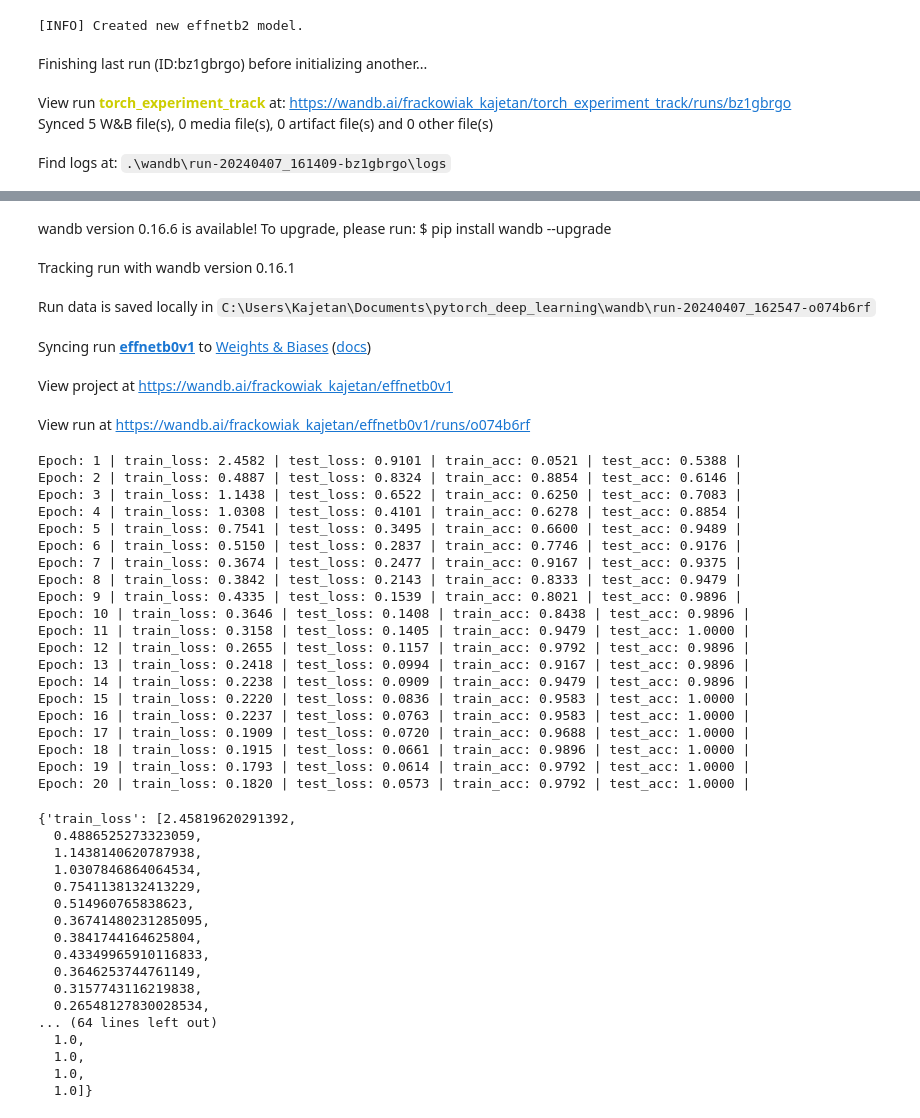
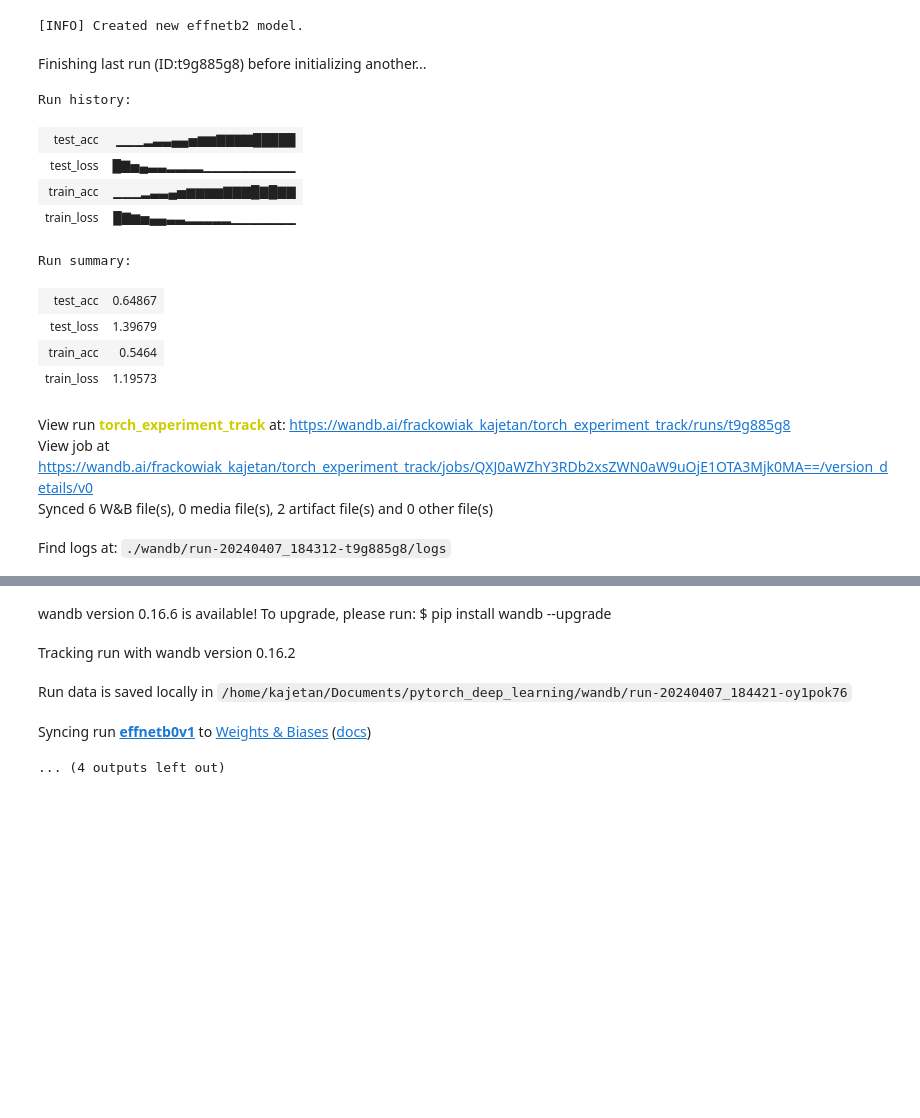
Before and after one commit to KajetanFrackowiak/pytorch_deep_learning, a Jupyter notebook: 07_pytorch_experiment_tracking.ipynb, the cells around one changed output, grey strips where cells are left out. Cells and saved outputs as stored; diff of their text form; code cells hidden in the pictures; blank space fills up the shorter version.

```diff
--- a/07_pytorch_experiment_tracking.ipynb
+++ b/07_pytorch_experiment_tracking.ipynb
@@ -428,14 +428,25 @@ train_dataloaders = {"data_10_percent": train_dataloader_10_percent,
 # %%
 train(model=effnetb0,
       train_dataloader=train_dataloader,
       test_dataloader=test_dataloader,
       optimizer=torch.optim.Adam(params=effnetb0.parameters(), lr=1e-2),
       criterion=criterion,
-      epochs=20,
+      epochs=25,
       device=device,
       wandb_project_name="effnetb0v1")
 # %% [output]
-Finishing last run (ID:bz1gbrgo) before initializing another...
+Finishing last run (ID:t9g885g8) before initializing another...
+Run history:
+| test_acc | ▁▁▁▂▃▃▄▄▅▆▆▇▇▇▇█████ |
+| test_loss | █▇▅▄▃▃▂▂▂▂▁▁▁▁▁▁▁▁▁▁ |
+| train_acc | ▁▁▁▂▃▃▄▅▆▆▆▆▇▇▇█▇█▇▇ |
+| train_loss | █▇▆▅▄▄▃▃▂▂▂▂▂▁▁▁▁▁▁▁ |
+Run summary:
+| test_acc | 0.64867 |
+| test_loss | 1.39679 |
+| train_acc | 0.5464 |
+| train_loss | 1.19573 |
-View run torch_experiment_track at: https://wandb.ai/frackowiak_kajetan/torch_experiment_track/runs/bz1gbrgo
-Synced 5 W&B file(s), 0 media file(s), 0 artifact file(s) and 0 other file(s)
+View run torch_experiment_track at: https://wandb.ai/frackowiak_kajetan/torch_experiment_track/runs/t9g885g8
+View job at https://wandb.ai/frackowiak_kajetan/torch_experiment_track/jobs/QXJ0aWZhY3RDb2xsZWN0aW9uOjE1OTA3Mjk0MA==/version_details/v0
+Synced 6 W&B file(s), 0 media file(s), 2 artifact file(s) and 0 other file(s)
-Find logs at: .\wandb\run-20240407_161409-bz1gbrgo\logs
+Find logs at: ./wandb/run-20240407_184312-t9g885g8/logs
@@ -443,44 +454,6 @@ Successfully finished last run (ID:bz1gbrgo). Initializing new run:
 wandb version 0.16.6 is available! To upgrade, please run: $ pip install wandb --upgrade
-Tracking run with wandb version 0.16.1
+Tracking run with wandb version 0.16.2
-Run data is saved locally in C:\Users\Kajetan\Documents\pytorch_deep_learning\wandb\run-20240407_162547-o074b6rf
+Run data is saved locally in /home/kajetan/Documents/pytorch_deep_learning/wandb/run-20240407_184421-oy1pok76
 Syncing run effnetb0v1 to Weights & Biases (docs)
-View project at https://wandb.ai/frackowiak_kajetan/effnetb0v1
-View run at https://wandb.ai/frackowiak_kajetan/effnetb0v1/runs/o074b6rf
-Epoch: 1 | train_loss: 2.4582 | test_loss: 0.9101 | train_acc: 0.0521 | test_acc: 0.5388 |
-Epoch: 2 | train_loss: 0.4887 | test_loss: 0.8324 | train_acc: 0.8854 | test_acc: 0.6146 |
-Epoch: 3 | train_loss: 1.1438 | test_loss: 0.6522 | train_acc: 0.6250 | test_acc: 0.7083 |
-Epoch: 4 | train_loss: 1.0308 | test_loss: 0.4101 | train_acc: 0.6278 | test_acc: 0.8854 |
-Epoch: 5 | train_loss: 0.7541 | test_loss: 0.3495 | train_acc: 0.6600 | test_acc: 0.9489 |
-Epoch: 6 | train_loss: 0.5150 | test_loss: 0.2837 | train_acc: 0.7746 | test_acc: 0.9176 |
-Epoch: 7 | train_loss: 0.3674 | test_loss: 0.2477 | train_acc: 0.9167 | test_acc: 0.9375 |
-Epoch: 8 | train_loss: 0.3842 | test_loss: 0.2143 | train_acc: 0.8333 | test_acc: 0.9479 |
-Epoch: 9 | train_loss: 0.4335 | test_loss: 0.1539 | train_acc: 0.8021 | test_acc: 0.9896 |
-Epoch: 10 | train_loss: 0.3646 | test_loss: 0.1408 | train_acc: 0.8438 | test_acc: 0.9896 |
-Epoch: 11 | train_loss: 0.3158 | test_loss: 0.1405 | train_acc: 0.9479 | test_acc: 1.0000 |
-Epoch: 12 | train_loss: 0.2655 | test_loss: 0.1157 | train_acc: 0.9792 | test_acc: 0.9896 |
-Epoch: 13 | train_loss: 0.2418 | test_loss: 0.0994 | train_acc: 0.9167 | test_acc: 0.9896 |
-Epoch: 14 | train_loss: 0.2238 | test_loss: 0.0909 | train_acc: 0.9479 | test_acc: 0.9896 |
-Epoch: 15 | train_loss: 0.2220 | test_loss: 0.0836 | train_acc: 0.9583 | test_acc: 1.0000 |
-Epoch: 16 | train_loss: 0.2237 | test_loss: 0.0763 | train_acc: 0.9583 | test_acc: 1.0000 |
-Epoch: 17 | train_loss: 0.1909 | test_loss: 0.0720 | train_acc: 0.9688 | test_acc: 1.0000 |
-Epoch: 18 | train_loss: 0.1915 | test_loss: 0.0661 | train_acc: 0.9896 | test_acc: 1.0000 |
-Epoch: 19 | train_loss: 0.1793 | test_loss: 0.0614 | train_acc: 0.9792 | test_acc: 1.0000 |
-Epoch: 20 | train_loss: 0.1820 | test_loss: 0.0573 | train_acc: 0.9792 | test_acc: 1.0000 |
-{'train_loss': [2.45819620291392,
-  0.4886525273323059,
-  1.1438140620787938,
-  1.0307846864064534,
-  0.7541138132413229,
-  0.514960765838623,
-  0.36741480231285095,
-  0.3841744164625804,
-  0.43349965910116833,
-  0.3646253744761149,
-  0.3157743116219838,
-  0.26548127830028534,
-... (64 lines left out)
-  1.0,
-  1.0,
-  1.0,
-  1.0]}
+... (4 outputs left out)
 # %%
```
Also changed, not shown: parts of 12 cells of this notebook, 3 other files.
